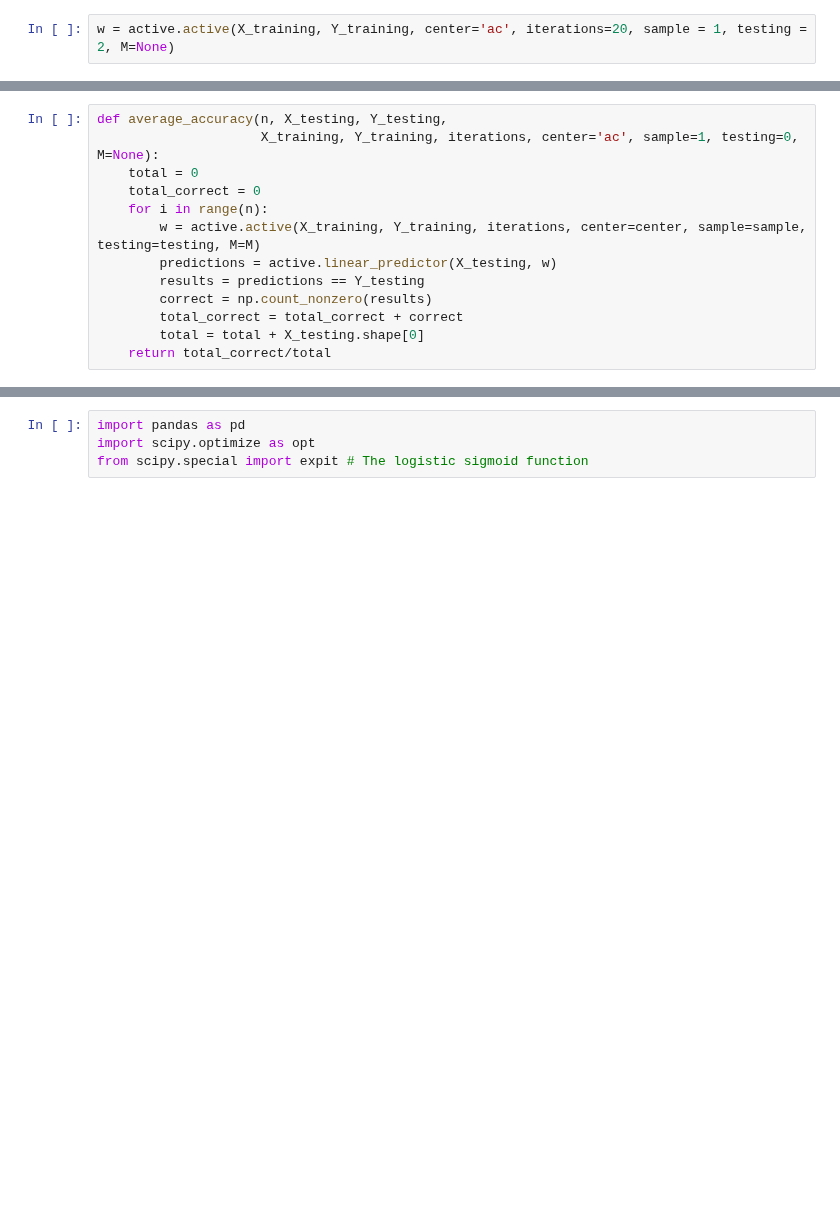
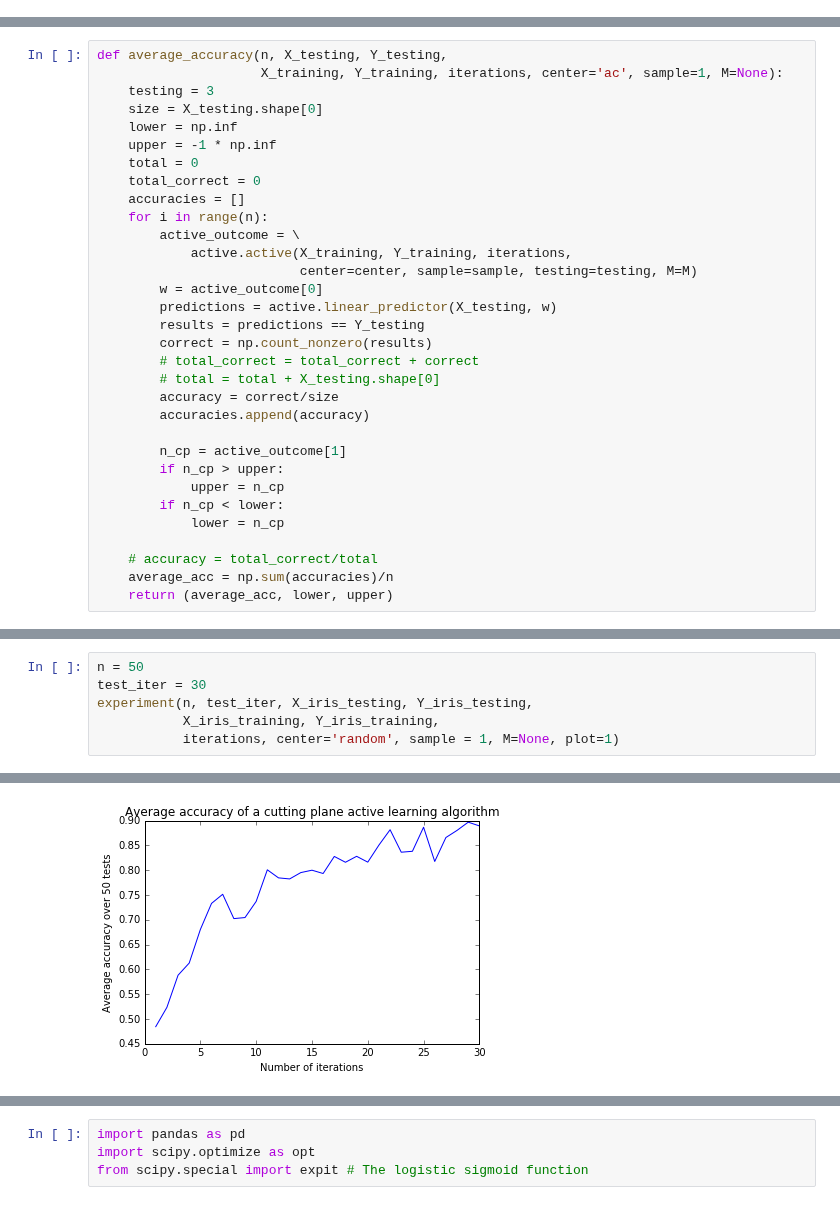
Before and after one commit to chengsoonong/mclass-sky, a Jupyter notebook: projects/david/lab/active_ex1.ipynb, the cells around one changed output, grey strips where cells are left out. Saved outputs shown, nothing was run; the diff lists cells and outputs as text; blank space fills up the shorter version.

```diff
--- a/projects/david/lab/active_ex1.ipynb
+++ b/projects/david/lab/active_ex1.ipynb
@@ -55,2 +55,0 @@ Y_testing = Y[training_index]
-# %%
-w = active.active(X_training, Y_training, center='ac', iterations=20, sample = 1, testing = 2, M=None)
@@ -99,13 +56,32 @@ The accuracy was therefore 92.0 percent
 # %%
 def average_accuracy(n, X_testing, Y_testing,
-                     X_training, Y_training, iterations, center='ac', sample=1, testing=0, M=None):
+                     X_training, Y_training, iterations, center='ac', sample=1, M=None):
+    testing = 3
+    size = X_testing.shape[0]
+    lower = np.inf
+    upper = -1 * np.inf
     total = 0
     total_correct = 0
+    accuracies = []
     for i in range(n):
-        w = active.active(X_training, Y_training, iterations, center=center, sample=sample, testing=testing, M=M)
+        active_outcome = \
+            active.active(X_training, Y_training, iterations,
+                          center=center, sample=sample, testing=testing, M=M)
+        w = active_outcome[0]
         predictions = active.linear_predictor(X_testing, w)
         results = predictions == Y_testing
         correct = np.count_nonzero(results)
-        total_correct = total_correct + correct
-        total = total + X_testing.shape[0]
-    return total_correct/total
+        # total_correct = total_correct + correct
+        # total = total + X_testing.shape[0]
+        accuracy = correct/size
+        accuracies.append(accuracy)
+
+        n_cp = active_outcome[1]
+        if n_cp > upper:
+            upper = n_cp
+        if n_cp < lower:
+            lower = n_cp
+
+    # accuracy = total_correct/total
+    average_acc = np.sum(accuracies)/n
+    return (average_acc, lower, upper)
@@ -120,0 +211,7 @@ KeyboardInterrupt:
+# %%
+n = 50
+test_iter = 30
+experiment(n, test_iter, X_iris_testing, Y_iris_testing,
+           X_iris_training, Y_iris_training,
+           iterations, center='random', sample = 1, M=None, plot=1)
+# %% [output]
@@ -120,0 +235 @@ KeyboardInterrupt:
+[figure, added]
```
Also changed, not shown: parts of 12 cells of this notebook, 3 other files.
